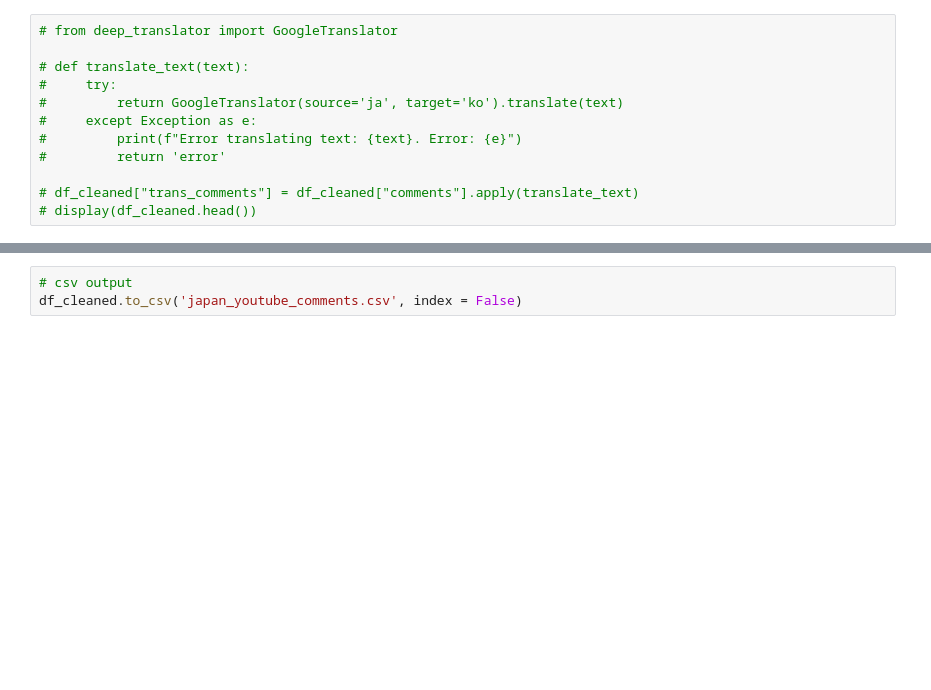
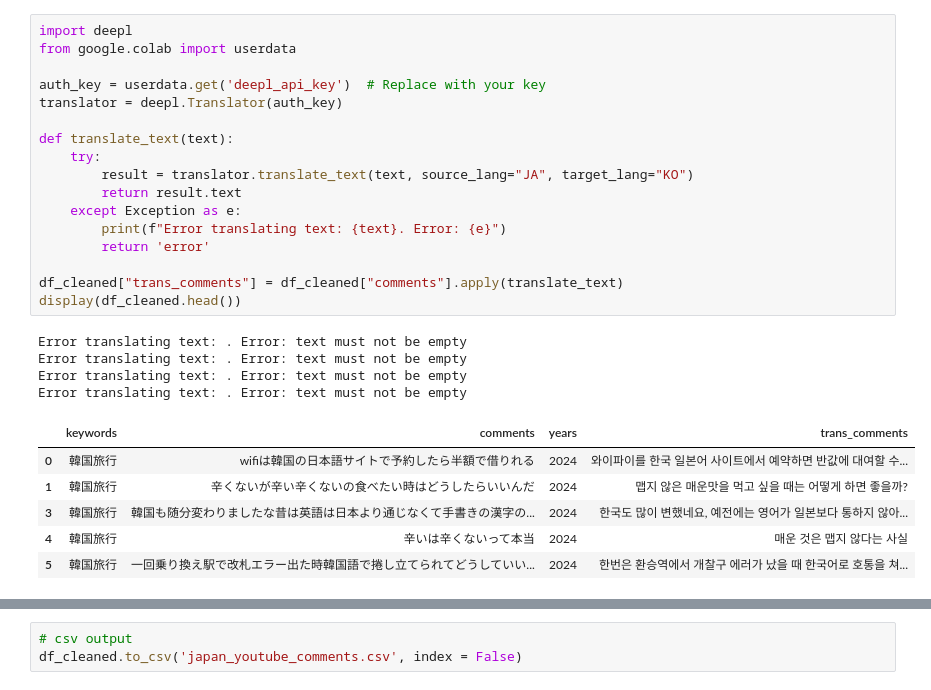
Before and after one commit to kKn00077/techit-travel-data-analysis, a Jupyter notebook: japan_txt_youtube.ipynb, the cells around one changed output, grey strips where cells are left out. Drawn from its saved outputs; the diff is of its cells as text; blank space fills up the shorter version.

```diff
--- a/japan_txt_youtube.ipynb
+++ b/japan_txt_youtube.ipynb
@@ -153,12 +190,28 @@ display(df_cleaned.shape)
 # %%
-# from deep_translator import GoogleTranslator
+import deepl
+from google.colab import userdata
 
-# def translate_text(text):
-#     try:
-#         return GoogleTranslator(source='ja', target='ko').translate(text)
-#     except Exception as e:
-#         print(f"Error translating text: {text}. Error: {e}")
-#         return 'error'
+auth_key = userdata.get('deepl_api_key')  # Replace with your key
+translator = deepl.Translator(auth_key)
 
-# df_cleaned["trans_comments"] = df_cleaned["comments"].apply(translate_text)
-# display(df_cleaned.head())
+def translate_text(text):
+    try:
+        result = translator.translate_text(text, source_lang="JA", target_lang="KO")
+        return result.text
+    except Exception as e:
+        print(f"Error translating text: {text}. Error: {e}")
+        return 'error'
+
+df_cleaned["trans_comments"] = df_cleaned["comments"].apply(translate_text)
+display(df_cleaned.head())
+# %% [output]
+Error translating text: . Error: text must not be empty
+Error translating text: . Error: text must not be empty
+Error translating text: . Error: text must not be empty
+Error translating text: . Error: text must not be empty
+|  | keywords | comments | years | trans_comments |
+| 0 | 韓国旅行 | wifiは韓国の日本語サイトで予約したら半額で借りれる | 2024 | 와이파이를 한국 일본어 사이트에서 예약하면 반값에 대여할 수... |
+| 1 | 韓国旅行 | 辛くないが辛い辛くないの食べたい時はどうしたらいいんだ | 2024 | 맵지 않은 매운맛을 먹고 싶을 때는 어떻게 하면 좋을까? |
+| 3 | 韓国旅行 | 韓国も随分変わりましたな昔は英語は日本より通じなくて手書きの漢字の... | 2024 | 한국도 많이 변했네요, 예전에는 영어가 일본보다 통하지 않아... |
+| 4 | 韓国旅行 | 辛いは辛くないって本当 | 2024 | 매운 것은 맵지 않다는 사실 |
+| 5 | 韓国旅行 | 一回乗り換え駅で改札エラー出た時韓国語で捲し立てられてどうしていい... | 2024 | 한번은 환승역에서 개찰구 에러가 났을 때 한국어로 호통을 쳐... |
```
Also changed, not shown: parts of 8 cells of this notebook.
